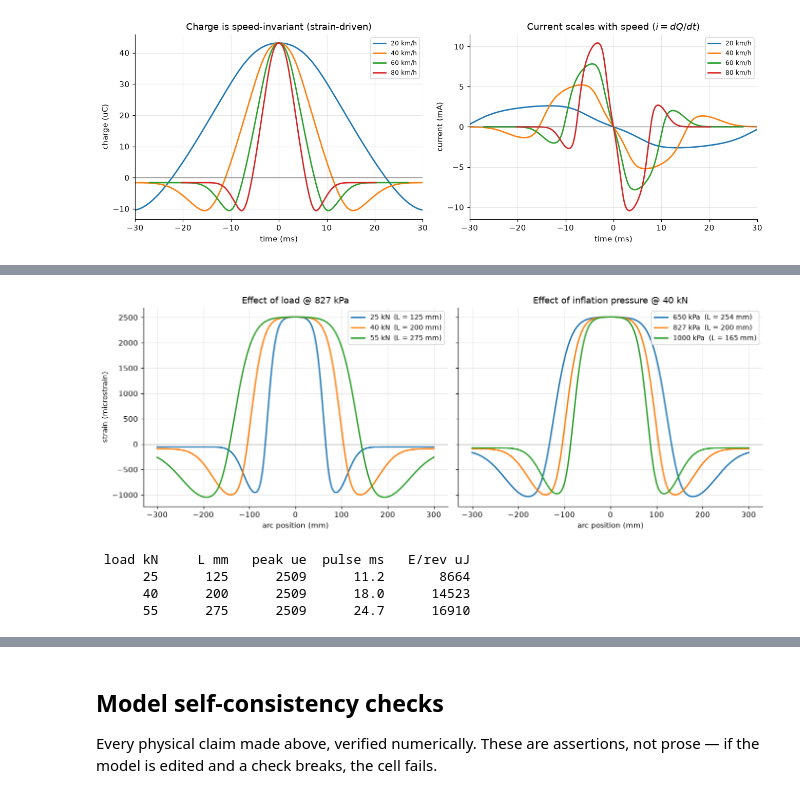
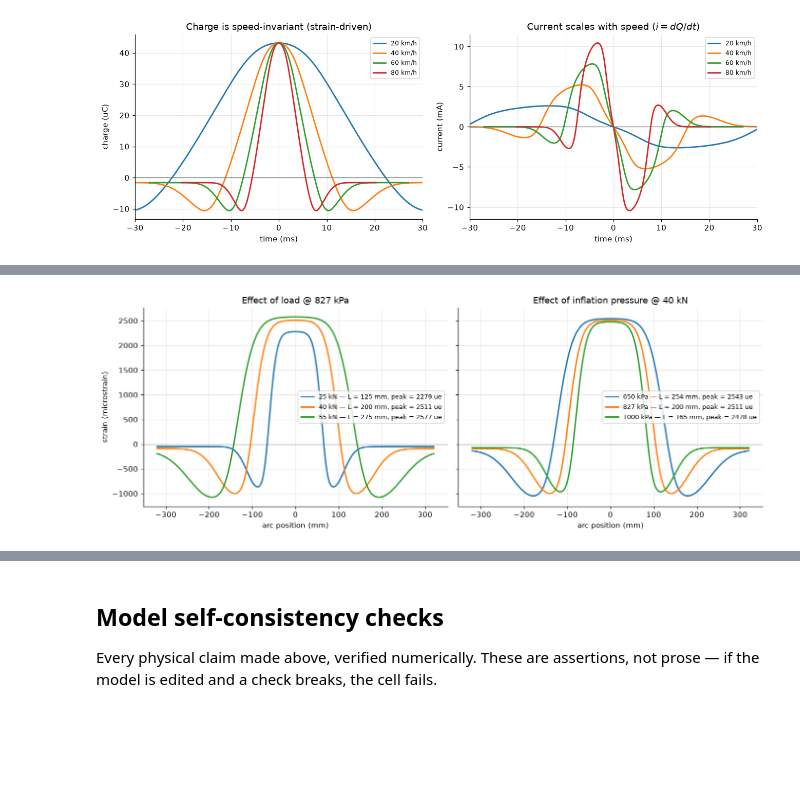
Before and after one commit to sreeharshahr09-gif/Sri, a Jupyter notebook: Piezo_artifact_corrected.ipynb, the cells around one changed output, grey strips where cells are left out. Cells and saved outputs as stored; diff of their text form; code cells hidden in the pictures; blank space fills up the shorter version.

```diff
--- a/Piezo_artifact_corrected.ipynb
+++ b/Piezo_artifact_corrected.ipynb
@@ -409,36 +429,23 @@ revolution), not a taller one.
 # %%
 fig, ax = plt.subplots(1, 2, figsize=(12.5, 4.6), sharey=True)
+sv = np.linspace(-0.32, 0.32, 3000)
 
 for F in [25e3, 40e3, 55e3]:
     tp = TireParams(load=F, inflation_pressure=tire.inflation_pressure, speed=tire.speed)
-    sv = np.linspace(-0.30, 0.30, 3000)
     ax[0].plot(sv*1e3, strain_field(sv, 0.0, tp), lw=1.9,
-               label=f"{F/1e3:.0f} kN  (L = {tp.L*1e3:.0f} mm)")
+               label=f"{F/1e3:.0f} kN — L = {tp.L*1e3:.0f} mm, peak = {tp.eps_peak:.0f} ue")
 ax[0].set_title("Effect of load @ 827 kPa")
 ax[0].set_xlabel("arc position (mm)"); ax[0].set_ylabel("strain (microstrain)")
 
 for P in [650e3, 827e3, 1000e3]:
     tp = TireParams(load=tire.load, inflation_pressure=P, speed=tire.speed)
-    sv = np.linspace(-0.30, 0.30, 3000)
     ax[1].plot(sv*1e3, strain_field(sv, 0.0, tp), lw=1.9,
-               label=f"{P/1e3:.0f} kPa  (L = {tp.L*1e3:.0f} mm)")
+               label=f"{P/1e3:.0f} kPa — L = {tp.L*1e3:.0f} mm, peak = {tp.eps_peak:.0f} ue")
 ax[1].set_title("Effect of inflation pressure @ 40 kN")
 ax[1].set_xlabel("arc position (mm)")
 
 for a in ax:
-    a.axhline(0, color="0.4", lw=0.8); a.legend(fontsize=9)
+    a.axhline(0, color="0.4", lw=0.8); a.legend(fontsize=8.5)
 plt.tight_layout(); plt.show()
-
-print(f"{'load kN':>8} {'L mm':>8} {'peak ue':>9} {'pulse ms':>9} {'E/rev uJ':>10}")
-for F in [25e3, 40e3, 55e3]:
-    tp = TireParams(load=F, inflation_pressure=tire.inflation_pressure, speed=tire.speed)
-    Qp = charge_waveform(s_q, tp, piezo)
-    Ei = (Qp.max()-Qp.min())**2/(2*piezo.capacitance)
-    print(f"{F/1e3:8.0f} {tp.L*1e3:8.0f} {tp.eps_peak:9.0f} "
-          f"{tp.patch_residence_time*1e3:9.1f} {Ei*1e6:10.0f}")
 # %% [output]
-[figure, old version]
+[figure, new version]
- load kN     L mm   peak ue  pulse ms   E/rev uJ
-      25      125      2509      11.2       8664
-      40      200      2509      18.0      14523
-      55      275      2509      24.7      16910
```
Also changed, not shown: parts of 10 cells of this notebook, 2 other files.
